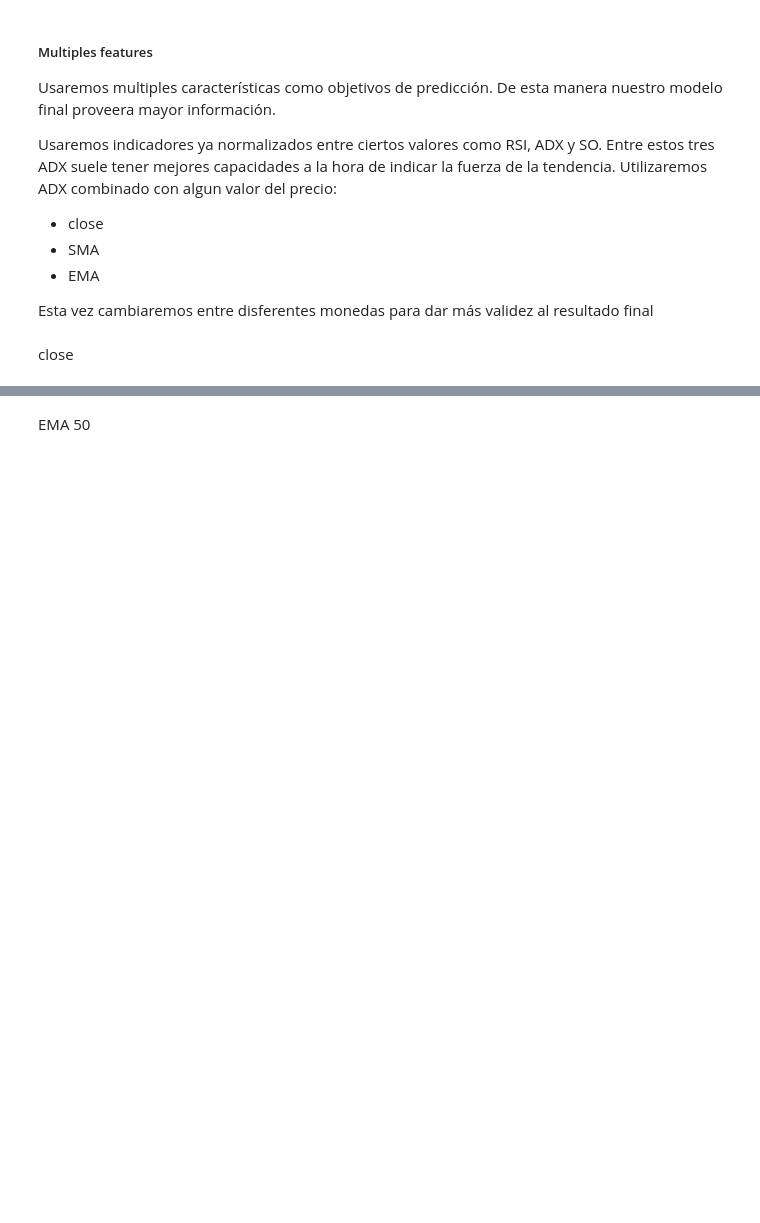
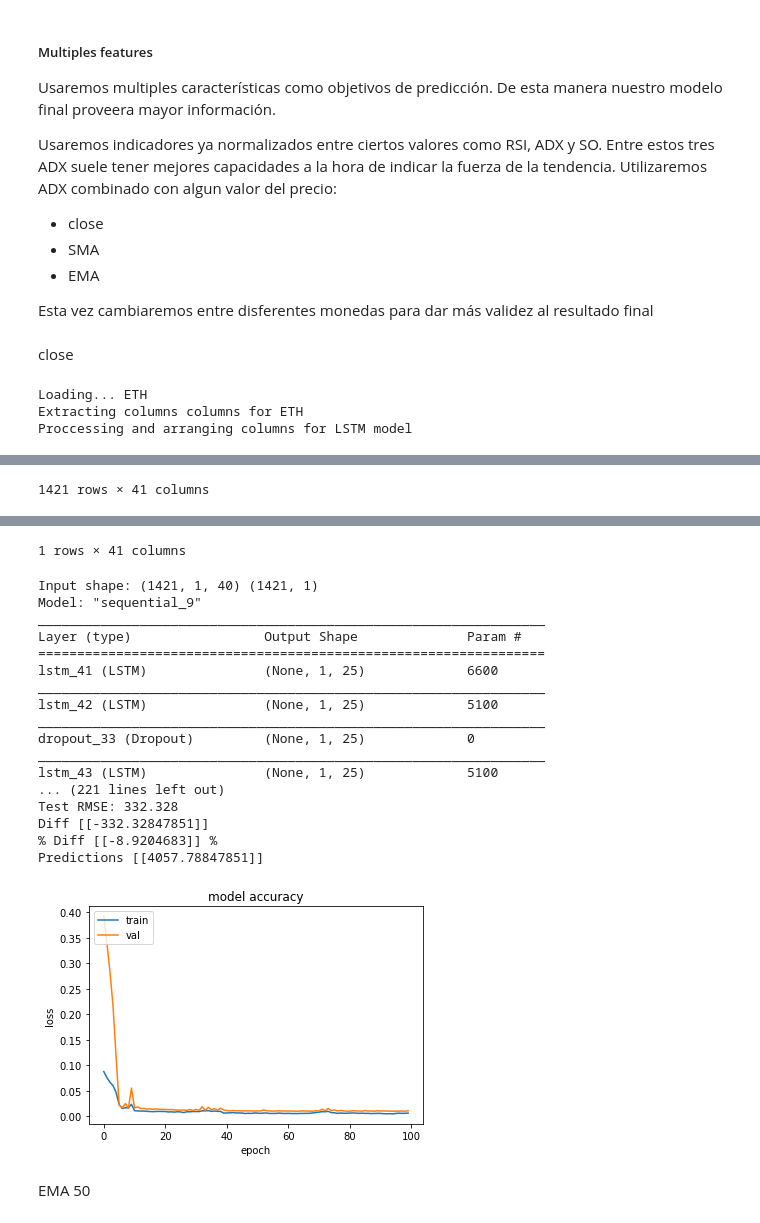
Before and after one commit to GZabalaG/crypto_bot, a Jupyter notebook: trading_simulation/Simulation.ipynb, the cells around one changed output, grey strips where cells are left out. Saved outputs shown, nothing was run; the diff lists cells and outputs as text; code cells hidden in the pictures; blank space fills up the shorter version.

```diff
--- a/trading_simulation/Simulation.ipynb
+++ b/trading_simulation/Simulation.ipynb
@@ -22,5 +23,5 @@ sel = 0
 # %%
 for crypto in cryptos:
     processor = DataProcessor([crypto])
-    sim = TradingSimulator(processor, crypto, strategy = [1, 2, 3, 4, 5, 6, 7], loss_allowed = 0.2, log = False)
+    sim = TradingSimulator(processor, crypto, strategy = [1, 2, 3, 4, 5, 6, 7], loss_allowed = 0.2, log = False, stop_loss_take_profit_strategy = 2)
     sim.simulate()
@@ -52,0 +59,7 @@ sim7.simulate()
+# %%
+for i in range(1, 8):
+    for crypto in cryptos:
+        processor = DataProcessor([crypto])
+        sim = TradingSimulator(processor, crypto, strategy = [i], loss_allowed = 0.2, log = False, stop_loss_take_profit_strategy = 2)
+        sim.simulate()
+    print('##########################\n\n\n\n\n')
@@ -204,8 +392,13 @@ norm_strat = 2
 # %% [markdown]
 close
 # %%
+target = 'close'
+
 columns = columns_2
 num_features = len(columns)
-for crypto in cryptos:
-    crypto = crypto
-    execute_test()
+crypto = cryptos[0]
+execute_test()
+# %% [output]
+Loading... ETH
+Extracting columns columns for ETH
+Proccessing and arranging columns for LSTM model
@@ -211,0 +417 @@ for crypto in cryptos:
+1421 rows × 41 columns
@@ -212,3 +420,22 @@ for crypto in cryptos:
+1 rows × 41 columns
+Input shape: (1421, 1, 40) (1421, 1)
+Model: "sequential_9"
+_________________________________________________________________
+Layer (type)                 Output Shape              Param #
+=================================================================
+lstm_41 (LSTM)               (None, 1, 25)             6600
+_________________________________________________________________
+lstm_42 (LSTM)               (None, 1, 25)             5100
+_________________________________________________________________
+dropout_33 (Dropout)         (None, 1, 25)             0
+_________________________________________________________________
+lstm_43 (LSTM)               (None, 1, 25)             5100
+... (221 lines left out)
+Test RMSE: 332.328
+Diff [[-332.32847851]]
+% Diff [[-8.9204683]] %
+Predictions [[4057.78847851]]
+[figure, added]
 # %% [markdown]
 EMA 50
 # %%
```
Also changed, not shown: parts of 69 cells of this notebook, 4 other files.
